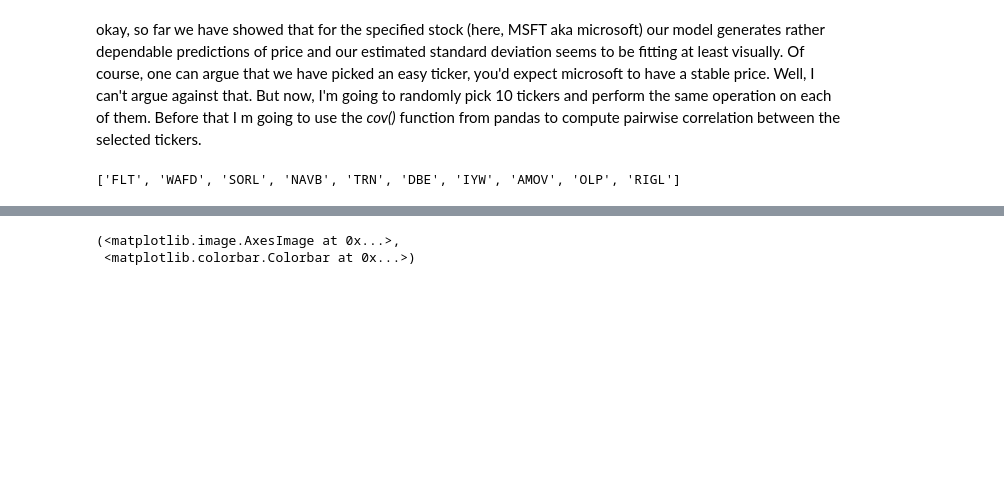
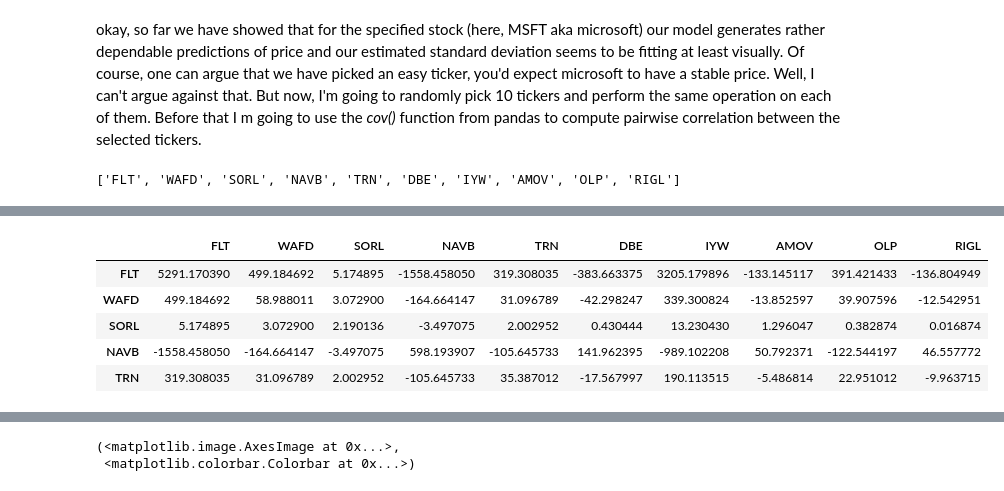
Before and after one commit to armenabnousi/smartr, a Jupyter notebook: smartr.ipynb, the cells around one changed output, grey strips where cells are left out. Saved outputs shown, nothing was run; the diff lists cells and outputs as text; code cells hidden in the pictures; blank space fills up the shorter version.

```diff
--- a/smartr.ipynb
+++ b/smartr.ipynb
@@ -245,0 +228,10 @@ corels = d_select.corr()
+# %%
+covariances = d_select.cov()
+covariances.head()
+# %% [output]
+|  | FLT | WAFD | SORL | NAVB | TRN | DBE | IYW | AMOV | OLP | RIGL |
+| FLT | 5291.170390 | 499.184692 | 5.174895 | -1558.458050 | 319.308035 | -383.663375 | 3205.179896 | -133.145117 | 391.421433 | -136.804949 |
+| WAFD | 499.184692 | 58.988011 | 3.072900 | -164.664147 | 31.096789 | -42.298247 | 339.300824 | -13.852597 | 39.907596 | -12.542951 |
+| SORL | 5.174895 | 3.072900 | 2.190136 | -3.497075 | 2.002952 | 0.430444 | 13.230430 | 1.296047 | 0.382874 | 0.016874 |
+| NAVB | -1558.458050 | -164.664147 | -3.497075 | 598.193907 | -105.645733 | 141.962395 | -989.102208 | 50.792371 | -122.544197 | 46.557772 |
+| TRN | 319.308035 | 31.096789 | 2.002952 | -105.645733 | 35.387012 | -17.567997 | 190.113515 | -5.486814 | 22.951012 | -9.963715 |
```
Also changed, not shown: parts of 18 cells of this notebook.
